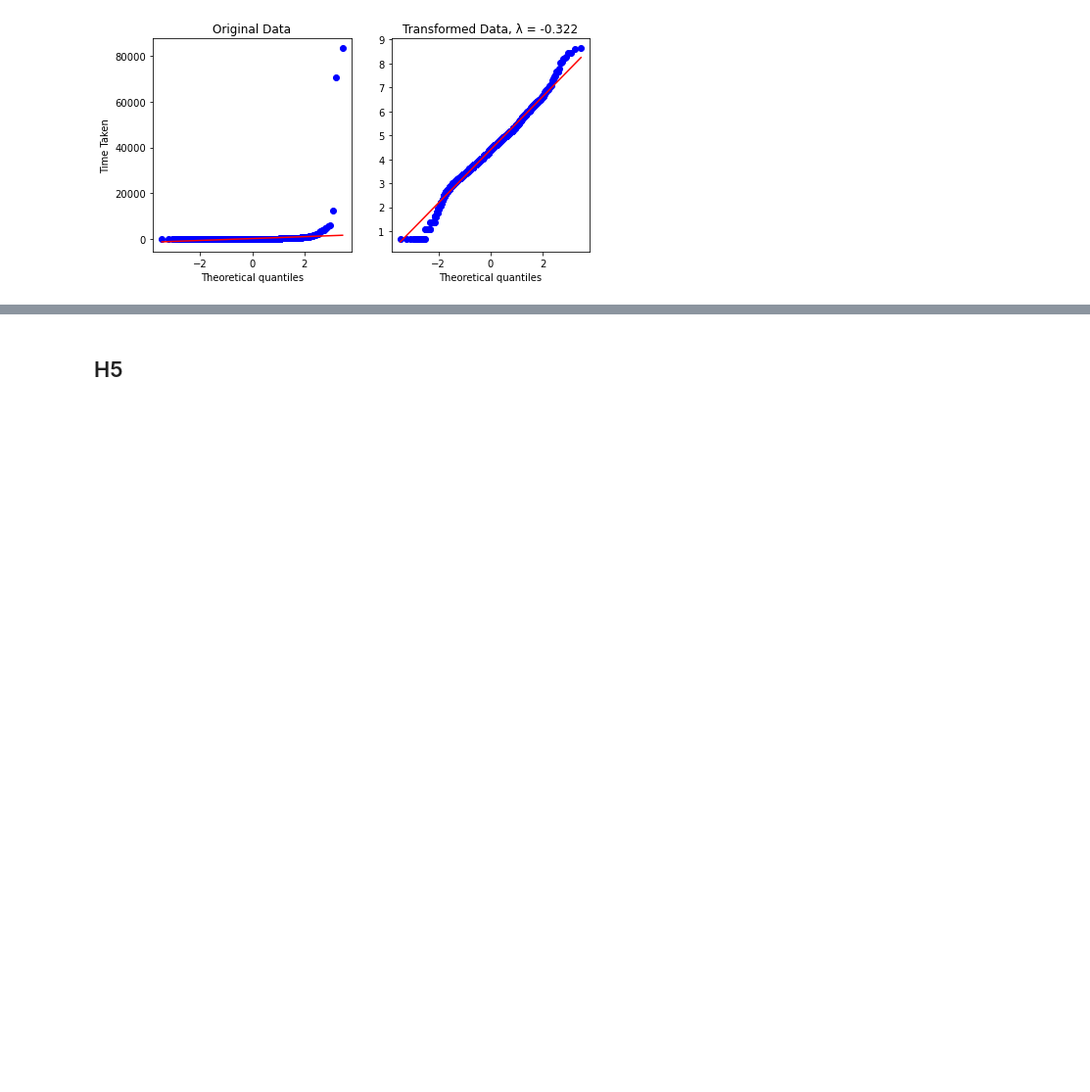
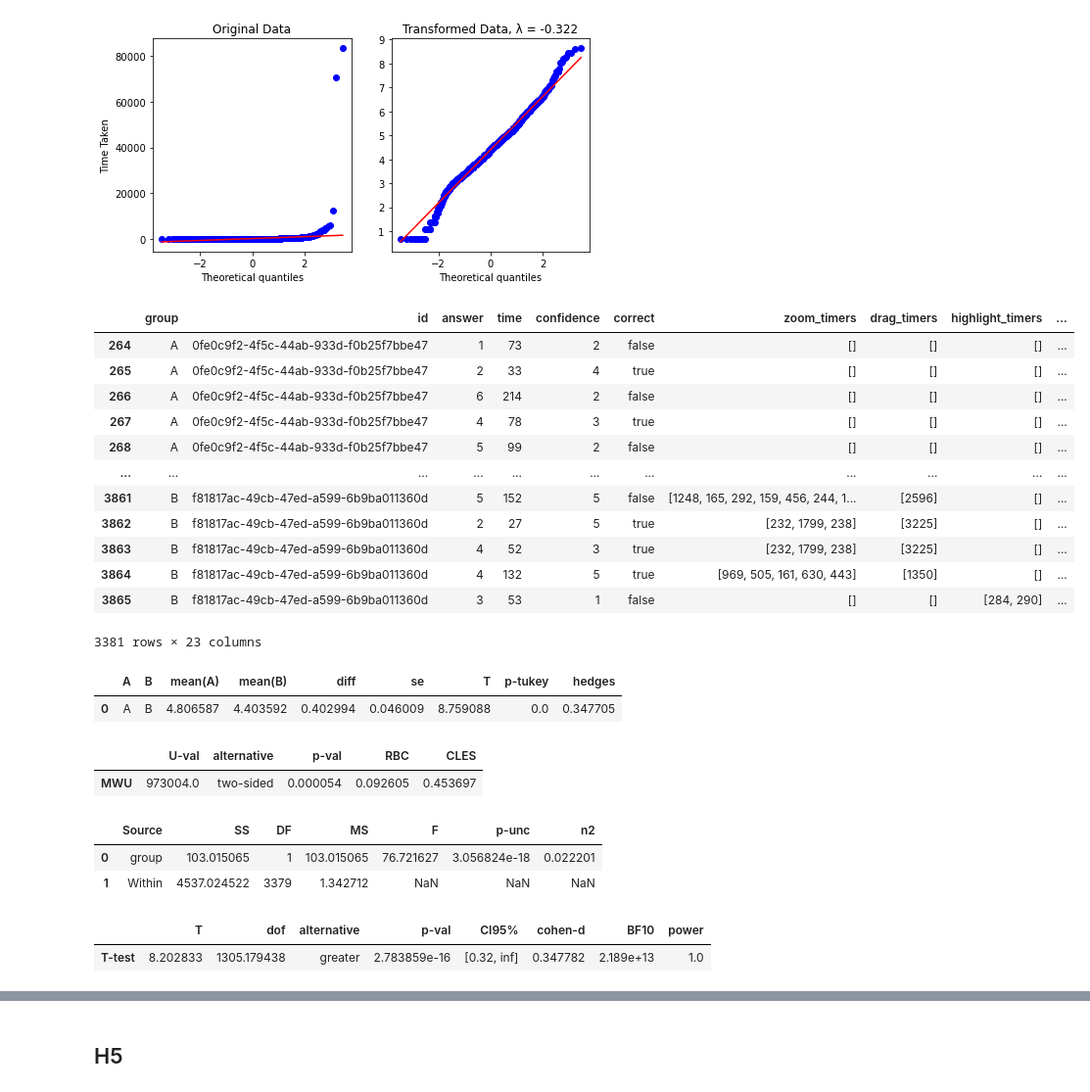
Before and after one commit to velitchko/graph-vis-evaluation-ext, a Jupyter notebook: python/Hypotheses.ipynb, the cells around one changed output, grey strips where cells are left out. Shown at 98% size. Saved outputs shown, nothing was run; the diff lists cells and outputs as text; code cells hidden in the pictures; blank space fills up the shorter version.

```diff
--- a/python/Hypotheses.ipynb
+++ b/python/Hypotheses.ipynb
@@ -1035,3 +1035,44 @@ shapiro_wilk(h4_b_df_cleansed['time_trans'])
 Statistics=0.989, p=0.000
 Sample does not look Gaussian (reject H0)
 [figure]
+# %%
+h4_df = pd.DataFrame()
+h4_df = h4_df.append(h4_a_df_cleansed)
+h4_df = h4_df.append(h4_b_df_cleansed)
+
+h4_df
+# %% [output]
+|  | group | id | answer | time | confidence | correct | zoom_timers | drag_timers | highlight_timers | ... |
+| 264 | A | 0fe0c9f2-4f5c-44ab-933d-f0b25f7bbe47 | 1 | 73 | 2 | false | [] | [] | [] | ... |
+| 265 | A | 0fe0c9f2-4f5c-44ab-933d-f0b25f7bbe47 | 2 | 33 | 4 | true | [] | [] | [] | ... |
+| 266 | A | 0fe0c9f2-4f5c-44ab-933d-f0b25f7bbe47 | 6 | 214 | 2 | false | [] | [] | [] | ... |
+| 267 | A | 0fe0c9f2-4f5c-44ab-933d-f0b25f7bbe47 | 4 | 78 | 3 | true | [] | [] | [] | ... |
+| 268 | A | 0fe0c9f2-4f5c-44ab-933d-f0b25f7bbe47 | 5 | 99 | 2 | false | [] | [] | [] | ... |
+| ... | ... | ... | ... | ... | ... | ... | ... | ... | ... | ... |
+| 3861 | B | f81817ac-49cb-47ed-a599-6b9ba011360d | 5 | 152 | 5 | false | [1248, 165, 292, 159, 456, 244, 1... | [2596] | [] | ... |
+| 3862 | B | f81817ac-49cb-47ed-a599-6b9ba011360d | 2 | 27 | 5 | true | [232, 1799, 238] | [3225] | [] | ... |
+| 3863 | B | f81817ac-49cb-47ed-a599-6b9ba011360d | 4 | 52 | 3 | true | [232, 1799, 238] | [3225] | [] | ... |
+| 3864 | B | f81817ac-49cb-47ed-a599-6b9ba011360d | 4 | 132 | 5 | true | [969, 505, 161, 630, 443] | [1350] | [] | ... |
+| 3865 | B | f81817ac-49cb-47ed-a599-6b9ba011360d | 3 | 53 | 1 | false | [] | [] | [284, 290] | ... |
+3381 rows × 23 columns
+# %%
+pg.pairwise_tukey(data=h4_df, dv="time_trans", between="group")
+# %% [output]
+|  | A | B | mean(A) | mean(B) | diff | se | T | p-tukey | hedges |
+| 0 | A | B | 4.806587 | 4.403592 | 0.402994 | 0.046009 | 8.759088 | 0.0 | 0.347705 |
+# %%
+pg.mwu(x=h4_df[h4_df['group']=="A"]['time'], y=h4_df[h4_df['group']=="B"]['time'], alternative="two-sided")
+# %% [output]
+|  | U-val | alternative | p-val | RBC | CLES |
+| MWU | 973004.0 | two-sided | 0.000054 | 0.092605 | 0.453697 |
+# %%
+pg.anova(data=h4_df, dv="time_trans", between="group", detailed=True, effsize="n2")
+# %% [output]
+|  | Source | SS | DF | MS | F | p-unc | n2 |
+| 0 | group | 103.015065 | 1 | 103.015065 | 76.721627 | 3.056824e-18 | 0.022201 |
+| 1 | Within | 4537.024522 | 3379 | 1.342712 | NaN | NaN | NaN |
+# %%
+pg.ttest(h4_df[h4_df['group']=='A']['time_trans'], h4_df[h4_df['group']=='B']['time_trans'], alternative="greater", correction=True, confidence=0.95)
+# %% [output]
+|  | T | dof | alternative | p-val | CI95% | cohen-d | BF10 | power |
+| T-test | 8.202833 | 1305.179438 | greater | 2.783859e-16 | [0.32, inf] | 0.347782 | 2.189e+13 | 1.0 |
```
Also changed, not shown: parts of 37 cells of this notebook.
